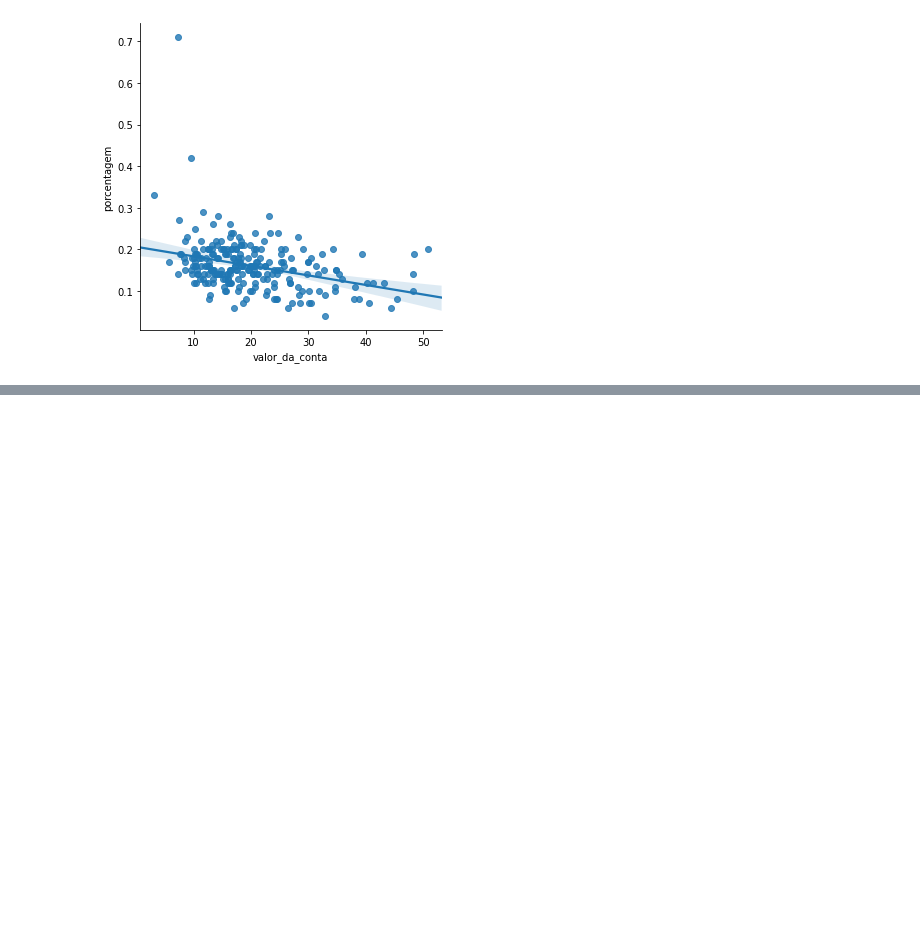
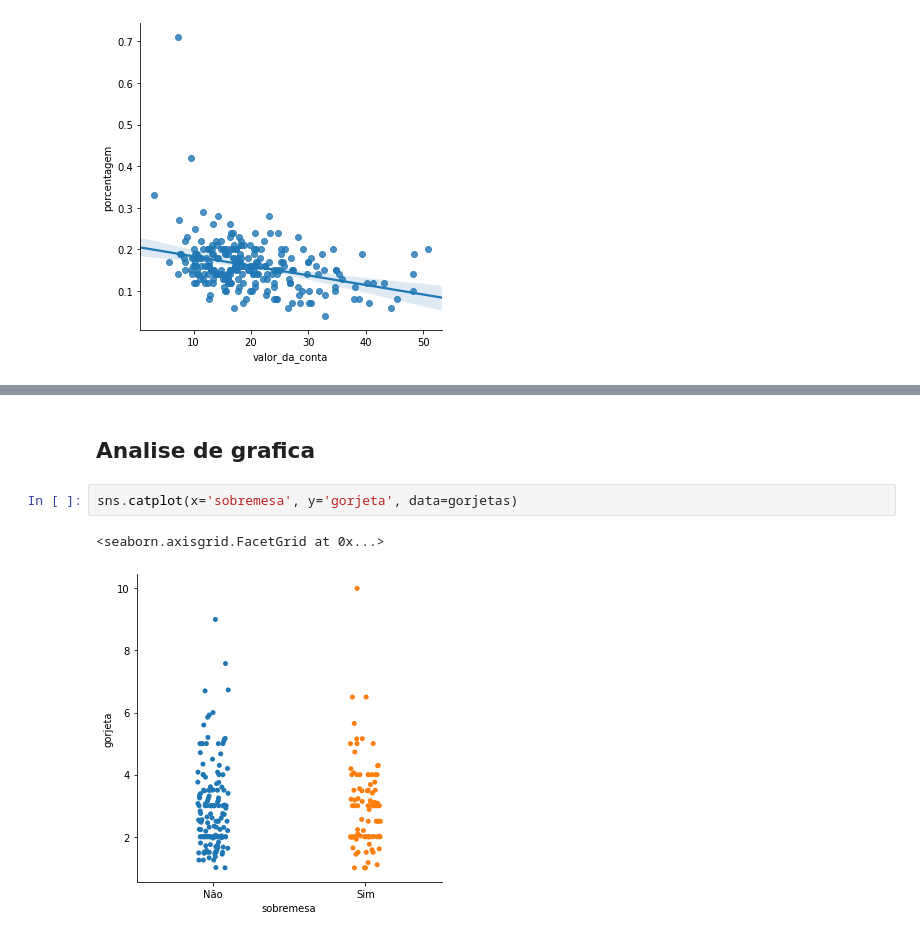
Before and after one commit to The-P-P/Data-visualization-Seaborn, a Jupyter notebook: EDA_Gorjetas.ipynb, the cells around one changed output, grey strips where cells are left out. Drawn from its saved outputs; the diff is of its cells as text; blank space fills up the shorter version.

```diff
--- a/EDA_Gorjetas.ipynb
+++ b/EDA_Gorjetas.ipynb
@@ -232,0 +277,7 @@ sns.lmplot(x='valor_da_conta', y='porcentagem', data=gorjetas)
+# %% [markdown]
+## Analise de grafica
+# %%
+sns.catplot(x='sobremesa', y='gorjeta', data=gorjetas)
+# %% [output]
+<seaborn.axisgrid.FacetGrid at 0x...>
+[figure, added]
```
Also changed, not shown: parts of 22 cells of this notebook.
